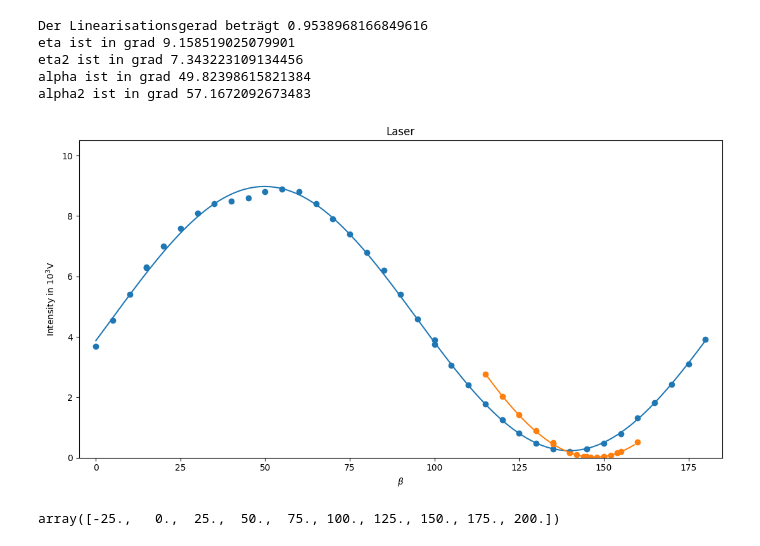
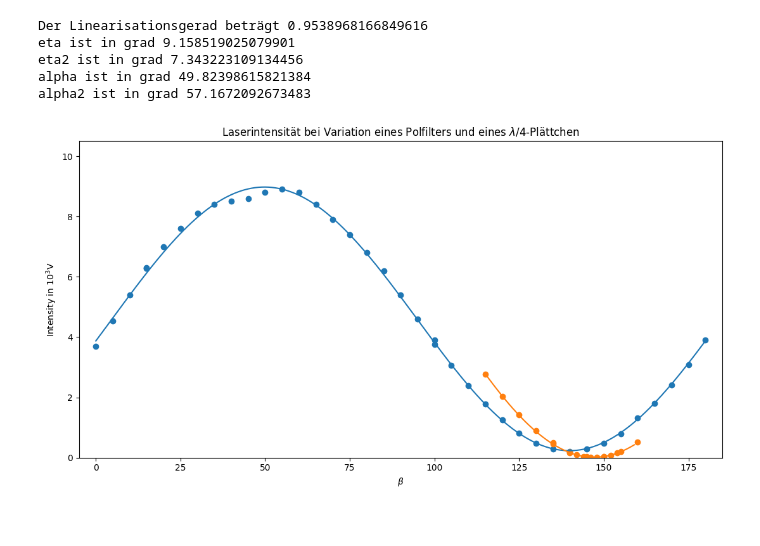
Before and after one commit to hannes-ebe/F-Prak-B, a Jupyter notebook: MOKE/laser.ipynb, the cells around one changed output. Drawn from its saved outputs; the diff is of its cells as text; code cells hidden in the pictures.

```diff
--- a/MOKE/laser.ipynb
+++ b/MOKE/laser.ipynb
@@ -46,22 +46,20 @@ alpha2 ist in grad 57.1672092673483
 # %%
 
 
 fig = plt.figure(figsize=(11, 6))
 gs = GridSpec(8, 5)
 fig1 = fig.add_subplot(gs[:, :])
-fig1.set_title(f"Laser")
+fig1.set_title(f"Laserintensität bei Variation eines Polfilters und eines $\lambda/4$-Plättchen")
 fig1.set_ylabel("Intensity in $10^3$V")
 fig1.set_xlabel("$\\beta$")
 fig1.set_xlim(-5,185)
 fig1.set_ylim(0,10.5)
 fig1.scatter(df["angle"],df["I"]*1e-3)
+fig1.plot(angles_arr,fit_f(angles_arr)*1e-3)
 fig1.scatter(df["angle2"],df["I2"]*1e-3)
-fig1.plot(angles_arr,fit_f(angles_arr)*1e-3)
 fig1.plot(angles_arr2,fit_f2(angles_arr2)*1e-3)
 plt.tight_layout()
-# plt.savefig(f"plots/{title}.pdf")
+plt.savefig(f"figures/laser_3.pdf")
 plt.show()
-fig1.get_xticks()
 # %% [output]
-[figure, old version]
+[figure, new version]
-array([-25.,   0.,  25.,  50.,  75., 100., 125., 150., 175., 200.])
```
Also changed, not shown: 2 other files.
